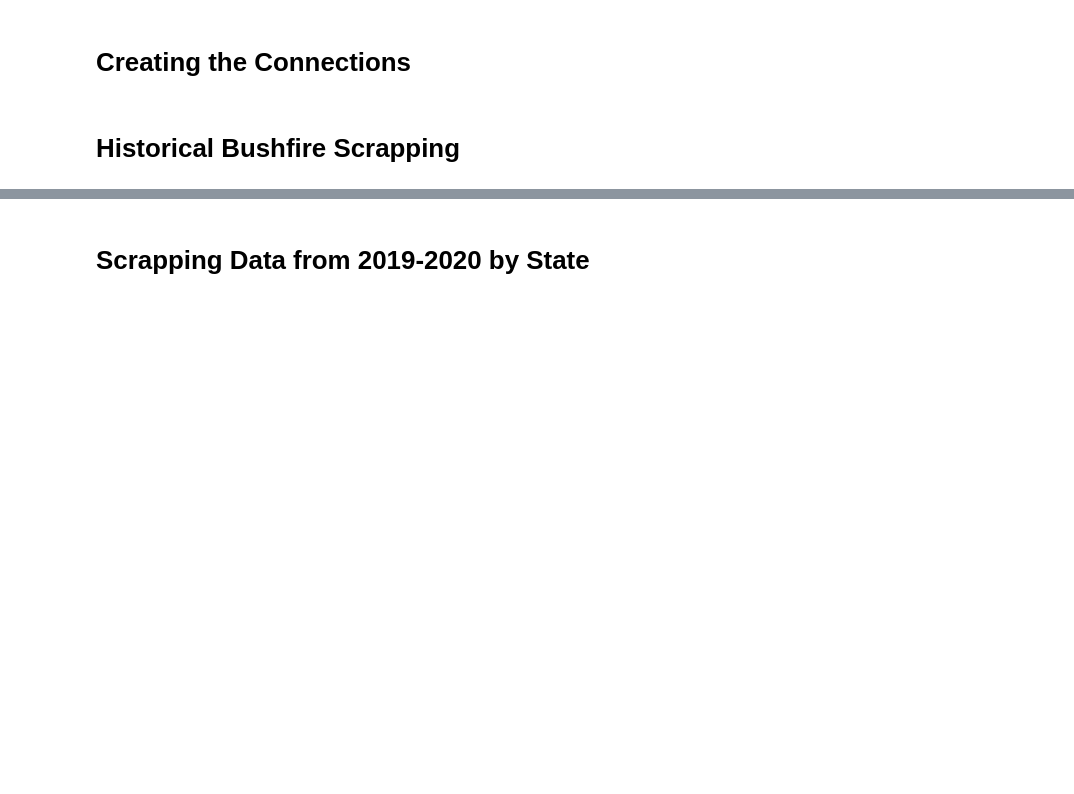
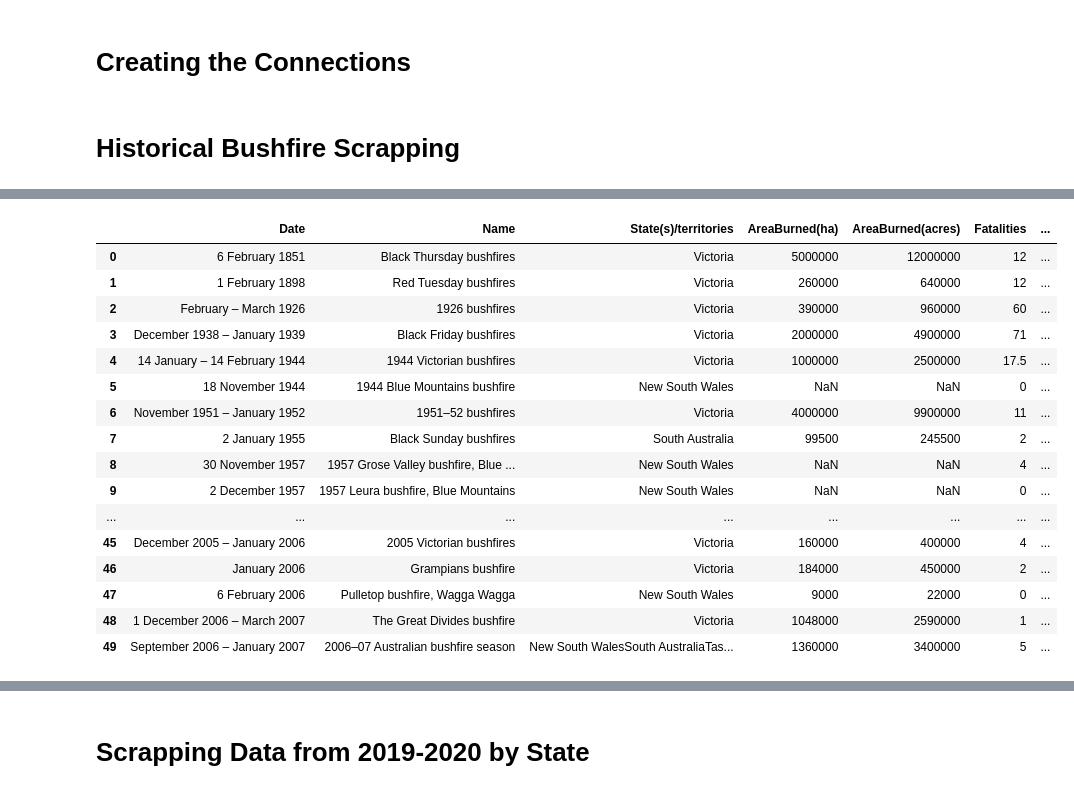
Before and after one commit to philipstubbs13/australia-fire-api-and-dashboard, a Jupyter notebook: WebScrapping.ipynb, the cells around one changed output, grey strips where cells are left out. Cells and saved outputs as stored; diff of their text form; code cells hidden in the pictures; blank space fills up the shorter version.

```diff
--- a/WebScrapping.ipynb
+++ b/WebScrapping.ipynb
@@ -146,26 +217,44 @@ h_tonumeric_df
 # %%
 # pull out the year the fire took place, if over two years, grab the beginning year
 
 h_year_df = h_tonumeric_df.copy()
 h_year_df['Year'] = ''
 for i in range(len(h_year_df['Date'])):
 
     resultslist = []
     results = str(h_year_df['Date'][i]).split(' ')
 
     for result in results:
         try:
             value = int(result)
             if len(str(value)) == 4:
                 resultslist.append(value)
                 year = np.min(resultslist)
+                h_year_df['Year'][i] = year
 
         except:
             year = 'NaN'
-
-        h_year_df['Year'][i] = year
+            h_year_df['Year'][i] = year
 
 h_year_df[:50]
+# %% [output]
+|  | Date | Name | State(s)/territories | AreaBurned(ha) | AreaBurned(acres) | Fatalities | ... |
+| 0 | 6 February 1851 | Black Thursday bushfires | Victoria | 5000000 | 12000000 | 12 | ... |
+| 1 | 1 February 1898 | Red Tuesday bushfires | Victoria | 260000 | 640000 | 12 | ... |
+| 2 | February – March 1926 | 1926 bushfires | Victoria | 390000 | 960000 | 60 | ... |
+| 3 | December 1938 – January 1939 | Black Friday bushfires | Victoria | 2000000 | 4900000 | 71 | ... |
+| 4 | 14 January – 14 February 1944 | 1944 Victorian bushfires | Victoria | 1000000 | 2500000 | 17.5 | ... |
+| 5 | 18 November 1944 | 1944 Blue Mountains bushfire | New South Wales | NaN | NaN | 0 | ... |
+| 6 | November 1951 – January 1952 | 1951–52 bushfires | Victoria | 4000000 | 9900000 | 11 | ... |
+| 7 | 2 January 1955 | Black Sunday bushfires | South Australia | 99500 | 245500 | 2 | ... |
+| 8 | 30 November 1957 | 1957 Grose Valley bushfire, Blue ... | New South Wales | NaN | NaN | 4 | ... |
+| 9 | 2 December 1957 | 1957 Leura bushfire, Blue Mountains | New South Wales | NaN | NaN | 0 | ... |
+| ... | ... | ... | ... | ... | ... | ... | ... |
+| 45 | December 2005 – January 2006 | 2005 Victorian bushfires | Victoria | 160000 | 400000 | 4 | ... |
+| 46 | January 2006 | Grampians bushfire | Victoria | 184000 | 450000 | 2 | ... |
+| 47 | 6 February 2006 | Pulletop bushfire, Wagga Wagga | New South Wales | 9000 | 22000 | 0 | ... |
+| 48 | 1 December 2006 – March 2007 | The Great Divides bushfire | Victoria | 1048000 | 2590000 | 1 | ... |
+| 49 | September 2006 – January 2007 | 2006–07 Australian bushfire season | New South WalesSouth AustraliaTas... | 1360000 | 3400000 | 5 | ... |
 # %%
 # remove nan values and empty values and convert them to integers
 
```
Also changed, not shown: parts of 17 cells of this notebook.
